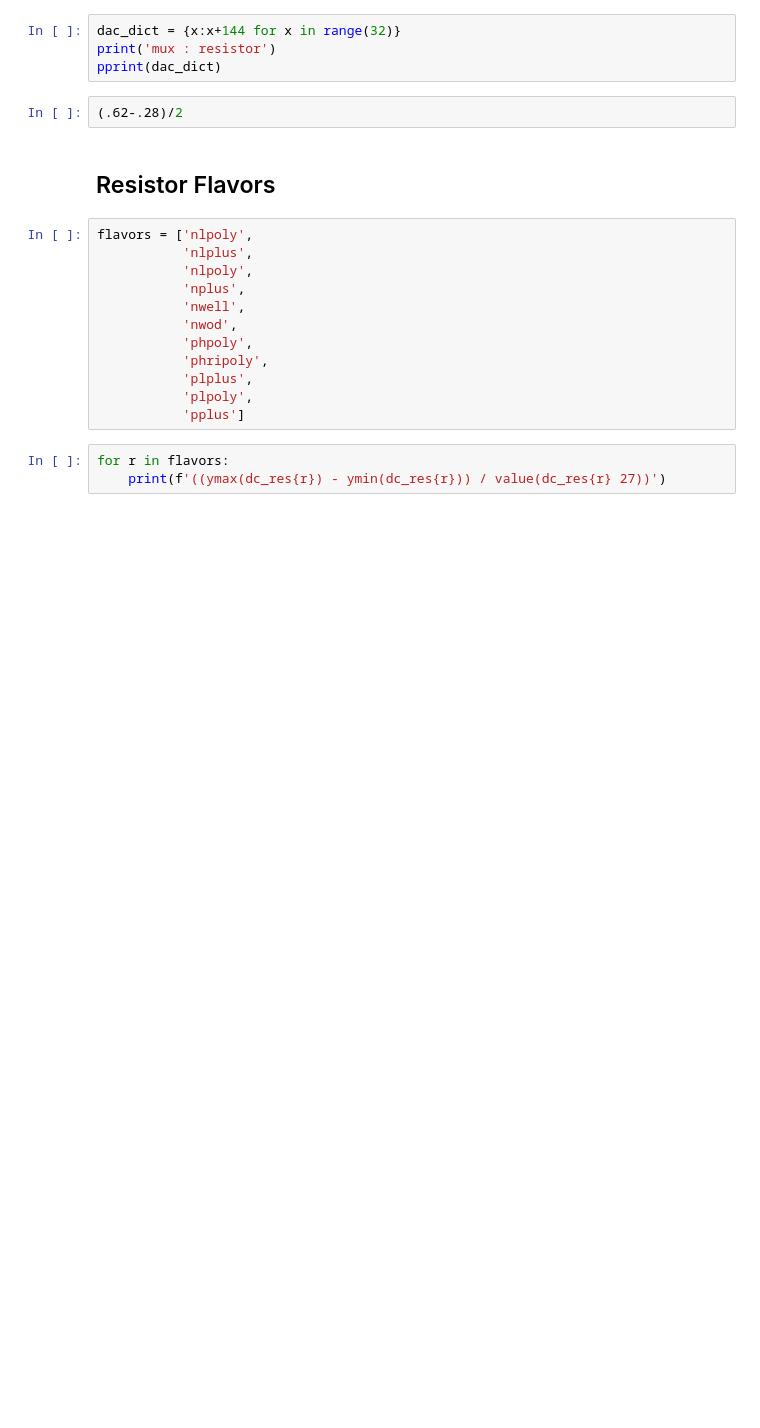
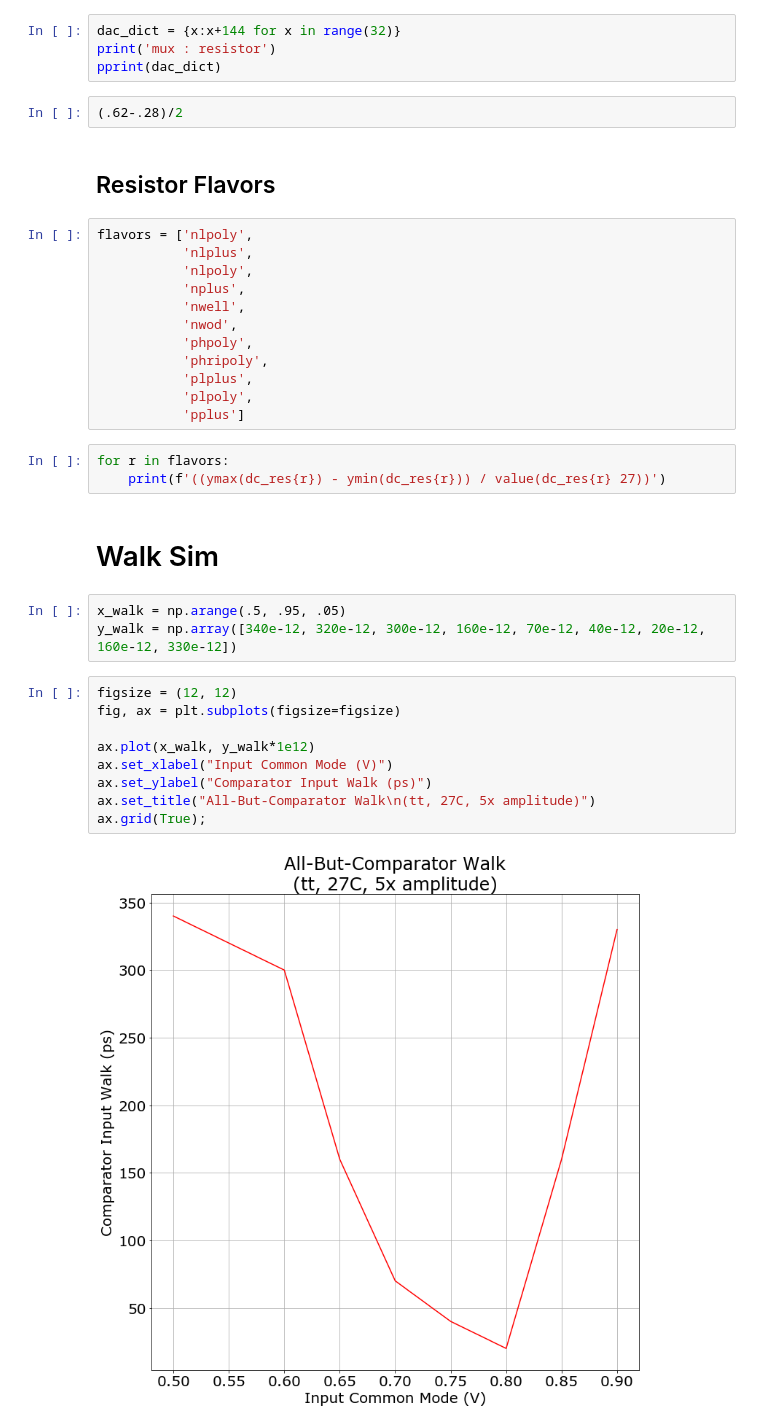
Before and after one commit to iiSmiley/span-ion-code, a Jupyter notebook: scratchpad_ll.ipynb, the cells around one changed output. Drawn from its saved outputs; the diff is of its cells as text; blank space fills up the shorter version.

```diff
--- a/scratchpad_ll.ipynb
+++ b/scratchpad_ll.ipynb
@@ -722,3 +724,19 @@ flavors = ['nlpoly',
 # %%
 for r in flavors:
     print(f'((ymax(dc_res{r}) - ymin(dc_res{r})) / value(dc_res{r} 27))')
+# %% [markdown]
+<h1>Walk Sim</h1>
+# %%
+x_walk = np.arange(.5, .95, .05)
+y_walk = np.array([340e-12, 320e-12, 300e-12, 160e-12, 70e-12, 40e-12, 20e-12, 160e-12, 330e-12])
+# %%
+figsize = (12, 12)
+fig, ax = plt.subplots(figsize=figsize)
+
+ax.plot(x_walk, y_walk*1e12)
+ax.set_xlabel("Input Common Mode (V)")
+ax.set_ylabel("Comparator Input Walk (ps)")
+ax.set_title("All-But-Comparator Walk\n(tt, 27C, 5x amplitude)")
+ax.grid(True);
+# %% [output]
+[figure, added]
```
Also changed, not shown: parts of 13 cells of this notebook, 2 other files.
